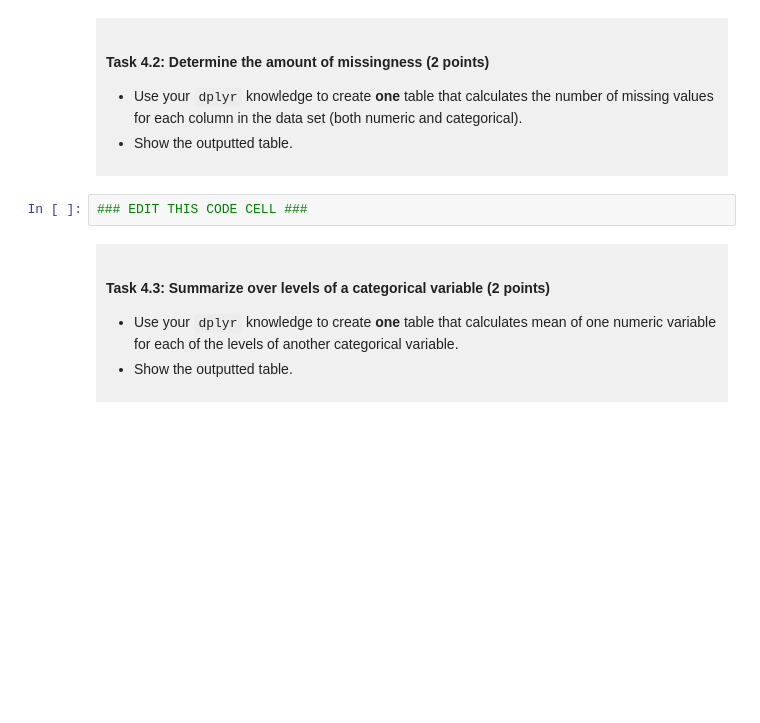
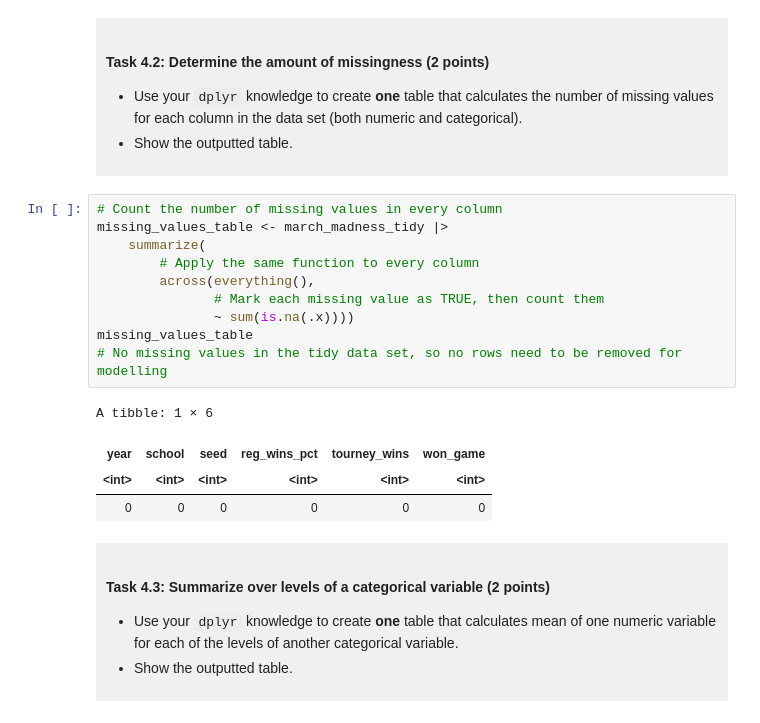
Before and after one commit to little-arthur/dsci_100_project_Leonard-Zheng, a Jupyter notebook: dsci-100-project-notebook.ipynb, the cells around one changed output. Drawn from its saved outputs; the diff is of its cells as text; blank space fills up the shorter version.

```diff
--- a/dsci-100-project-notebook.ipynb
+++ b/dsci-100-project-notebook.ipynb
@@ -273,7 +307,20 @@ You will refine your research question (if needed) and produce a tidy data set.
 - Show the outputted table.
 </div>
 # %%
-### EDIT THIS CODE CELL ###
+# Count the number of missing values in every column
+missing_values_table <- march_madness_tidy |>
+    summarize(
+        # Apply the same function to every column
+        across(everything(),
+               # Mark each missing value as TRUE, then count them
+               ~ sum(is.na(.x))))
+missing_values_table
+# No missing values in the tidy data set, so no rows need to be removed for modelling
+# %% [output]
+A tibble: 1 × 6
+| year | school | seed | reg_wins_pct | tourney_wins | won_game |
+| <int> | <int> | <int> | <int> | <int> | <int> |
+| 0 | 0 | 0 | 0 | 0 | 0 |
 # %% [markdown]
 <div style="background-color: #f0f0f0; padding: 10px;">
 
```
Also changed, not shown: parts of 4 cells of this notebook.
